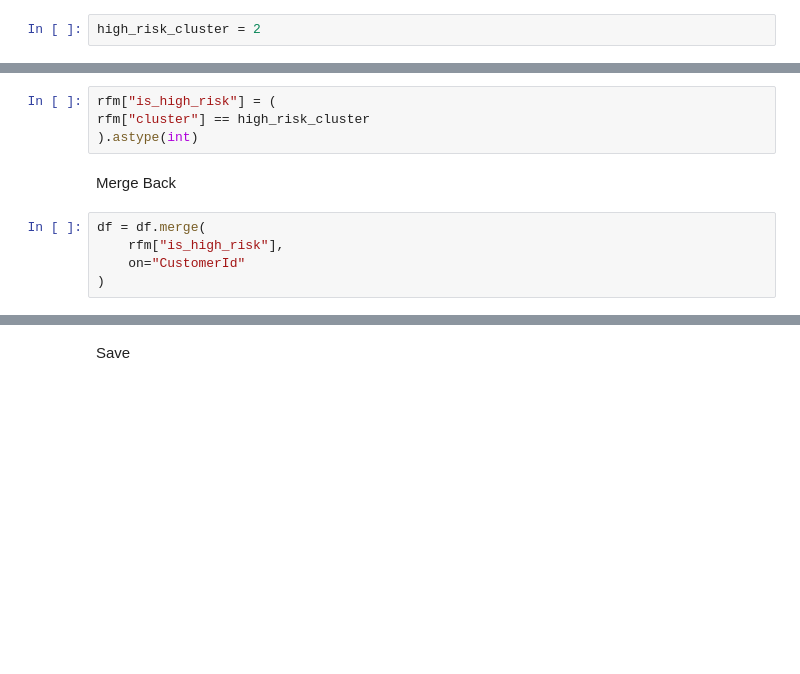
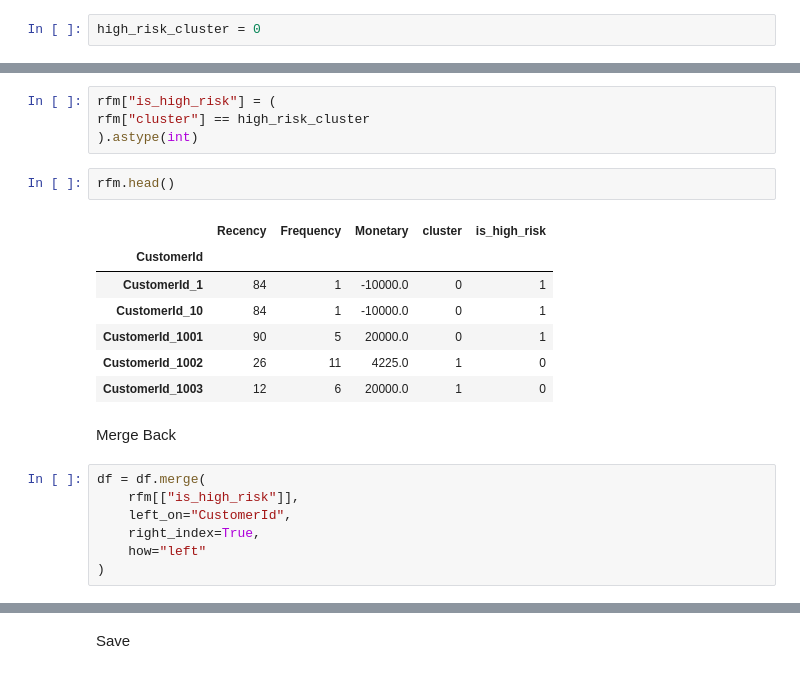
Before and after one commit to Sosna-mehrete/credit-risk-model, a Jupyter notebook: notebooks/eda.ipynb, the cells around one changed output, grey strips where cells are left out. Saved outputs shown, nothing was run; the diff lists cells and outputs as text; blank space fills up the shorter version.

```diff
--- a/notebooks/eda.ipynb
+++ b/notebooks/eda.ipynb
@@ -294,15 +315,27 @@ rfm.groupby("cluster").mean()
 # %%
-high_risk_cluster = 2
+high_risk_cluster = 0
 # %% [markdown]
 Create Label
 # %%
 rfm["is_high_risk"] = (
 rfm["cluster"] == high_risk_cluster
 ).astype(int)
+# %%
+rfm.head()
+# %% [output]
+|  | Recency | Frequency | Monetary | cluster | is_high_risk |
+| CustomerId |  |  |  |  |  |
+| CustomerId_1 | 84 | 1 | -10000.0 | 0 | 1 |
+| CustomerId_10 | 84 | 1 | -10000.0 | 0 | 1 |
+| CustomerId_1001 | 90 | 5 | 20000.0 | 0 | 1 |
+| CustomerId_1002 | 26 | 11 | 4225.0 | 1 | 0 |
+| CustomerId_1003 | 12 | 6 | 20000.0 | 1 | 0 |
 # %% [markdown]
 Merge Back
 # %%
 df = df.merge(
-    rfm["is_high_risk"],
-    on="CustomerId"
+    rfm[["is_high_risk"]],
+    left_on="CustomerId",
+    right_index=True,
+    how="left"
 )
```
Also changed, not shown: parts of 64 cells of this notebook, 28 other files.
